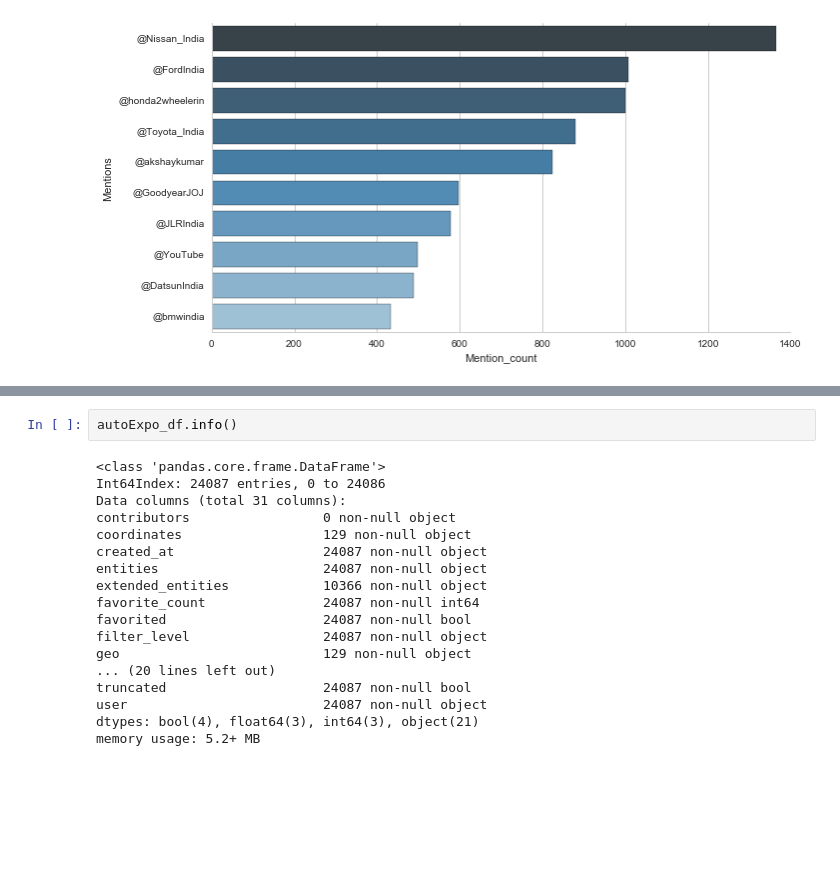
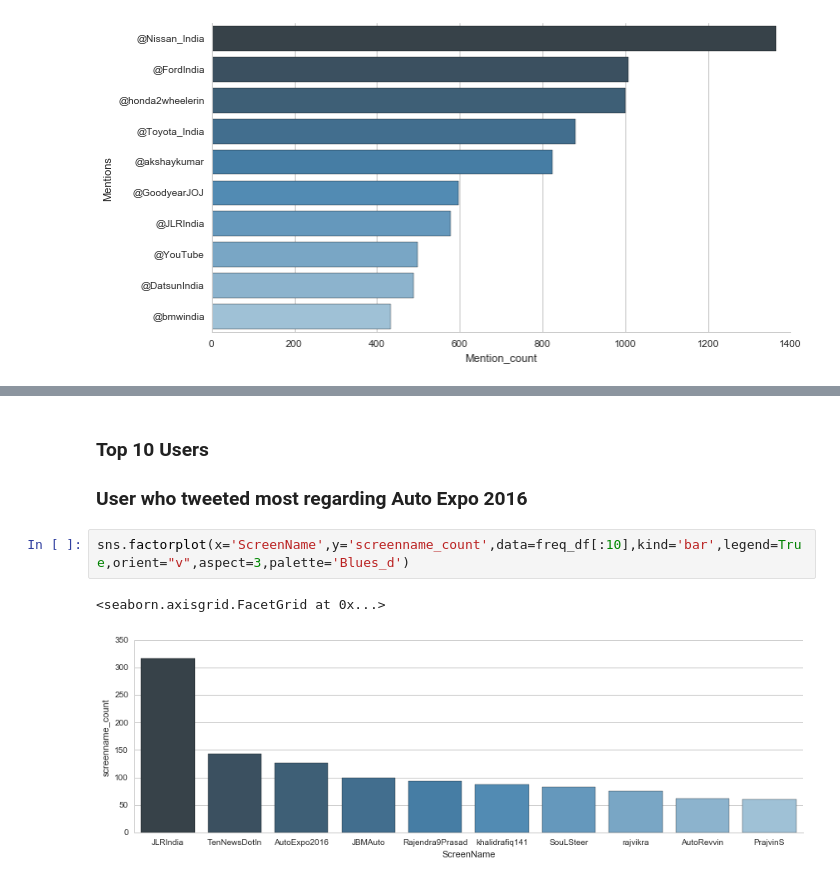
Before and after one commit to hsdua2304/Auto-Expo-Analysis-2016, a Jupyter notebook: Auto Expo Analysis 2016.ipynb, the cells around one changed output, grey strips where cells are left out. Cells and saved outputs as stored; diff of their text form; blank space fills up the shorter version.

```diff
--- a/Auto Expo Analysis 2016.ipynb
+++ b/Auto Expo Analysis 2016.ipynb
@@ -333,20 +416,8 @@ autoExpo_df.head()
-# %%
-autoExpo_df.info()
-# %% [output]
-<class 'pandas.core.frame.DataFrame'>
-Int64Index: 24087 entries, 0 to 24086
-Data columns (total 31 columns):
-contributors                 0 non-null object
-coordinates                  129 non-null object
-created_at                   24087 non-null object
-entities                     24087 non-null object
-extended_entities            10366 non-null object
-favorite_count               24087 non-null int64
-favorited                    24087 non-null bool
-filter_level                 24087 non-null object
-geo                          129 non-null object
-... (20 lines left out)
-truncated                    24087 non-null bool
-user                         24087 non-null object
-dtypes: bool(4), float64(3), int64(3), object(21)
-memory usage: 5.2+ MB
+# %% [markdown]
+### Top 10 Users
+### User who tweeted most regarding Auto Expo 2016
+# %%
+sns.factorplot(x='ScreenName',y='screenname_count',data=freq_df[:10],kind='bar',legend=True,orient="v",aspect=3,palette='Blues_d')
+# %% [output]
+<seaborn.axisgrid.FacetGrid at 0x...>
+[figure, added]
```
Also changed, not shown: parts of 67 cells of this notebook, 3 other files.
